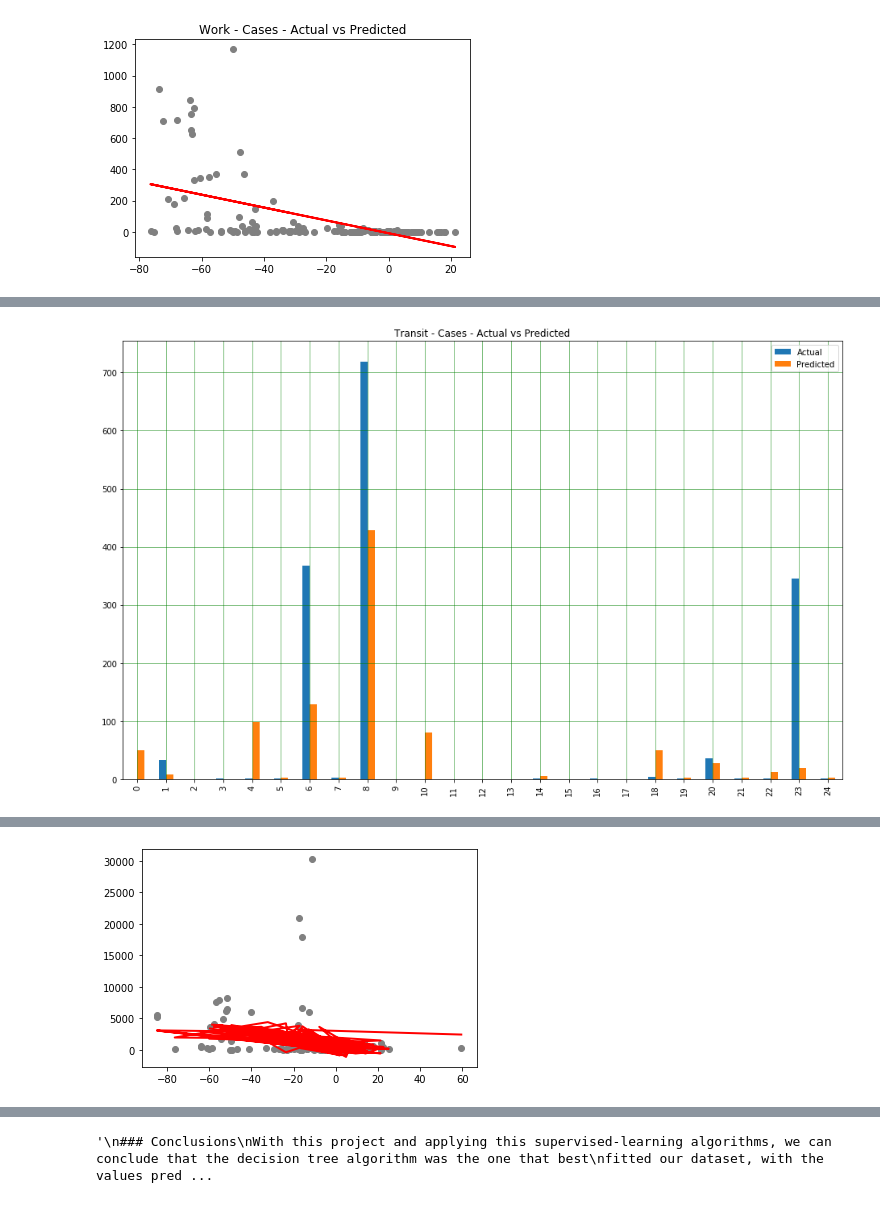
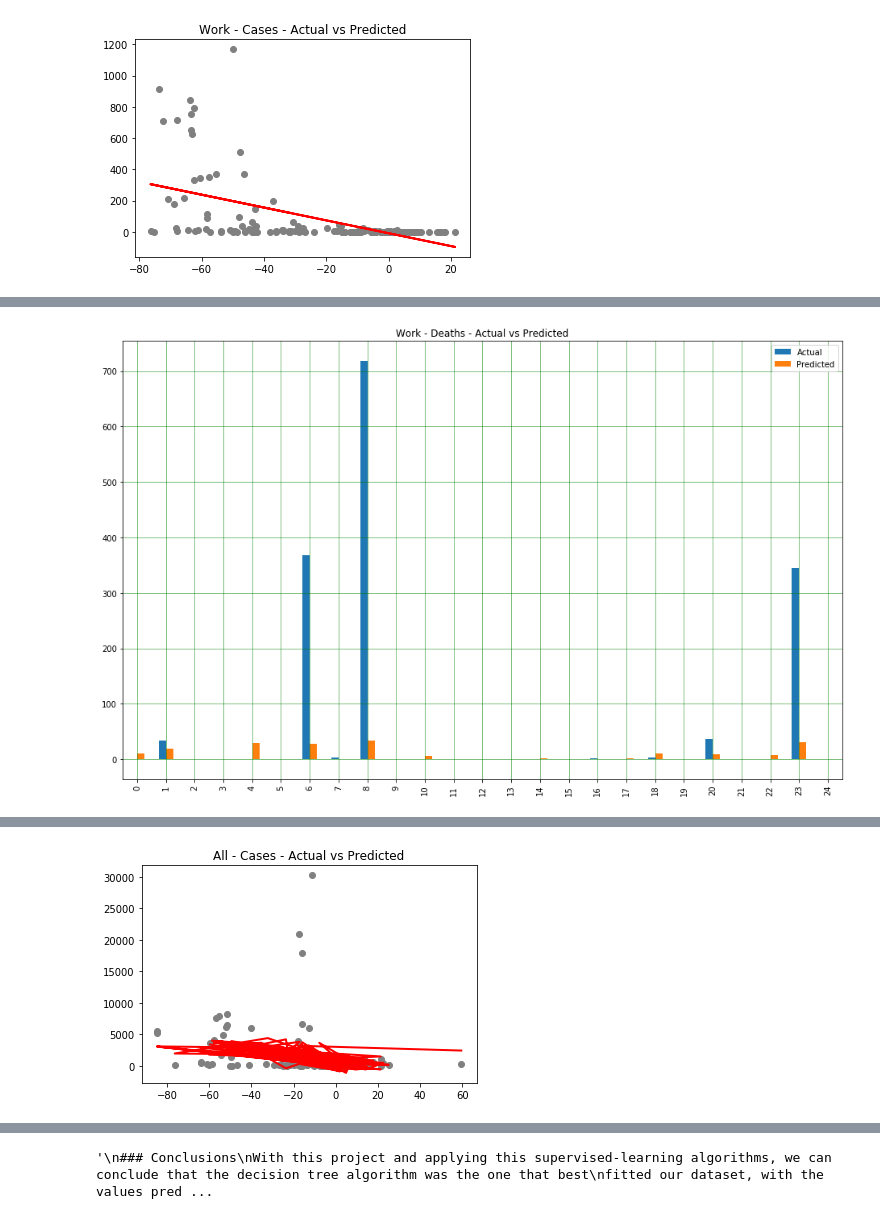
Before and after one commit to leonormsousa/IART_1920, a Jupyter notebook: Proj2/proj.ipynb, the cells around one changed output, grey strips where cells are left out. Cells and saved outputs as stored; diff of their text form; code cells hidden in the pictures.

```diff
--- a/Proj2/proj.ipynb
+++ b/Proj2/proj.ipynb
@@ -1104,6 +1120,9 @@ plt.show()
 # %% [output]
 [figure]
 # %%
+## Work vs Deaths
+svm_regressor_w.fit(X_work_train, y_deaths_train.ravel())
+work_deaths_pred = svm_regressor_w.predict(X_work_test)
 
 # Table showing actual vs predicted values
 df = pd.DataFrame({'Actual': y_deaths_test.flatten(), 'Predicted': work_deaths_pred.flatten()})
@@ -1112,12 +1131,12 @@ df
 # Graphic showing actual vs predicted values
 df1 = df.head(25)
 df1.plot(kind='bar',figsize=(16,10))
-plt.title('Transit - Cases - Actual vs Predicted')
+plt.title('Work - Deaths - Actual vs Predicted')
 plt.grid(which='major', linestyle='-', linewidth='0.5', color='green')
 plt.grid(which='minor', linestyle=':', linewidth='0.5', color='black')
 plt.show()
 # %% [output]
-[figure, old version]
+[figure, new version]
 # %%
 ### Linear Regression
 
@@ -1126,21 +1145,23 @@ linear_regressor = LinearRegression()
 # %%
 ## All vs Cases
 linear_regressor.fit(training, y_cases_train) #training the algorithm
-grocery_cases_pred = linear_regressor.predict(test)
+all_cases_pred = linear_regressor.predict(test)
 
 # Table showing actual vs predicted values
-df = pd.DataFrame({'Actual': y_cases_test.flatten(), 'Predicted': grocery_cases_pred.flatten()})
+df = pd.DataFrame({'Actual': y_cases_test.flatten(), 'Predicted': all_cases_pred.flatten()})
 df
 
 # Graphic showing actual vs predicted values
 df1 = df.head(25)
 df1.plot(kind='bar',figsize=(16,10))
+plt.title('All - Cases - Actual vs Predicted')
 plt.grid(which='major', linestyle='-', linewidth='0.5', color='green')
 plt.grid(which='minor', linestyle=':', linewidth='0.5', color='black')
 plt.show()
 
 # Graphic showing result of the linear regression
+plt.title('All - Cases - Actual vs Predicted')
 plt.scatter(X_grocery_test, y_cases_test,  color='gray')
-plt.plot(X_grocery_test, grocery_cases_pred, color='red', linewidth=2)
+plt.plot(X_grocery_test, all_cases_pred, color='red', linewidth=2)
 plt.show()
 # %% [output]
@@ -1148,4 +1169,4 @@ plt.show()
-[figure, old version]
+[figure, new version]
 # %%
 ## Grocery vs Deaths
 linear_regressor.fit(training, y_deaths_train) #training the algorithm
```
Also changed, not shown: parts of 23 cells of this notebook.
